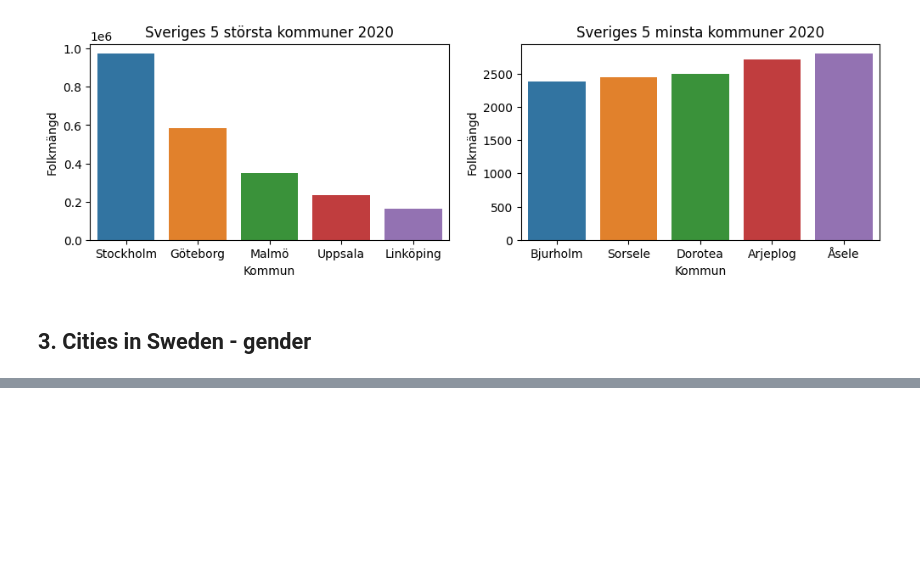
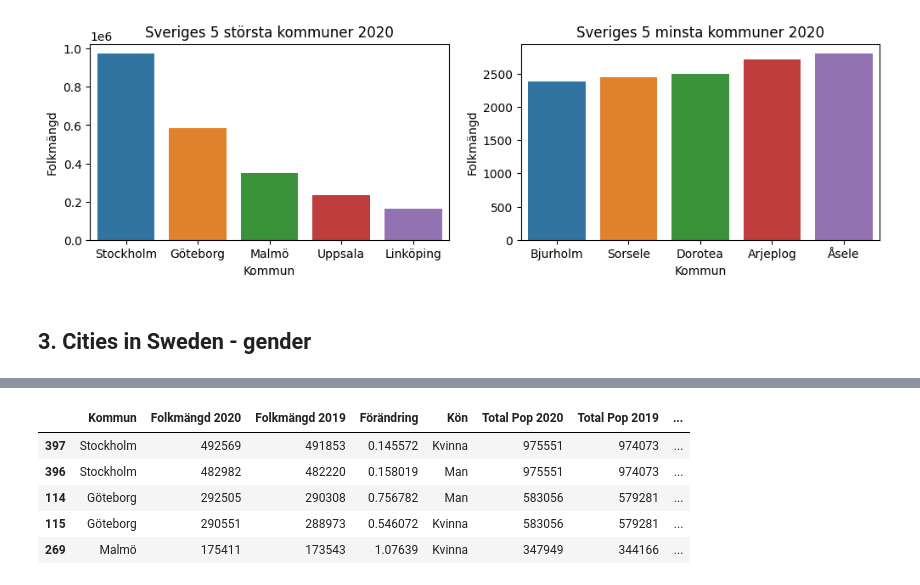
Before and after one commit to eliaselhaddad/Databehandling-Elias-El-Haddad, a Jupyter notebook: Exercises/E00_pandas_basic_syntax.ipynb, the cells around one changed output, grey strips where cells are left out. Saved outputs shown, nothing was run; the diff lists cells and outputs as text; code cells hidden in the pictures; blank space fills up the shorter version.

```diff
--- a/Exercises/E00_pandas_basic_syntax.ipynb
+++ b/Exercises/E00_pandas_basic_syntax.ipynb
@@ -202,0 +250,12 @@ ValueError: Length mismatch: Expected axis has 6 elements, new values have 7 ele
+# %%
+df_merged = pd.merge(df_merged, df, on="Kommun")
+df_merged.drop(columns=["Rang 2020", "Rang 2019"], inplace=True)
+df_sorted = df_merged.sort_values(by="Folkmängd 2020", ascending=False)
+df_sorted.head()
+# %% [output]
+|  | Kommun | Folkmängd 2020 | Folkmängd 2019 | Förändring | Kön | Total Pop 2020 | Total Pop 2019 | ... |
+| 397 | Stockholm | 492569 | 491853 | 0.145572 | Kvinna | 975551 | 974073 | ... |
+| 396 | Stockholm | 482982 | 482220 | 0.158019 | Man | 975551 | 974073 | ... |
+| 114 | Göteborg | 292505 | 290308 | 0.756782 | Man | 583056 | 579281 | ... |
+| 115 | Göteborg | 290551 | 288973 | 0.546072 | Kvinna | 583056 | 579281 | ... |
+| 269 | Malmö | 175411 | 173543 | 1.07639 | Kvinna | 347949 | 344166 | ... |
```
Also changed, not shown: parts of 9 cells of this notebook, 2 other files.
